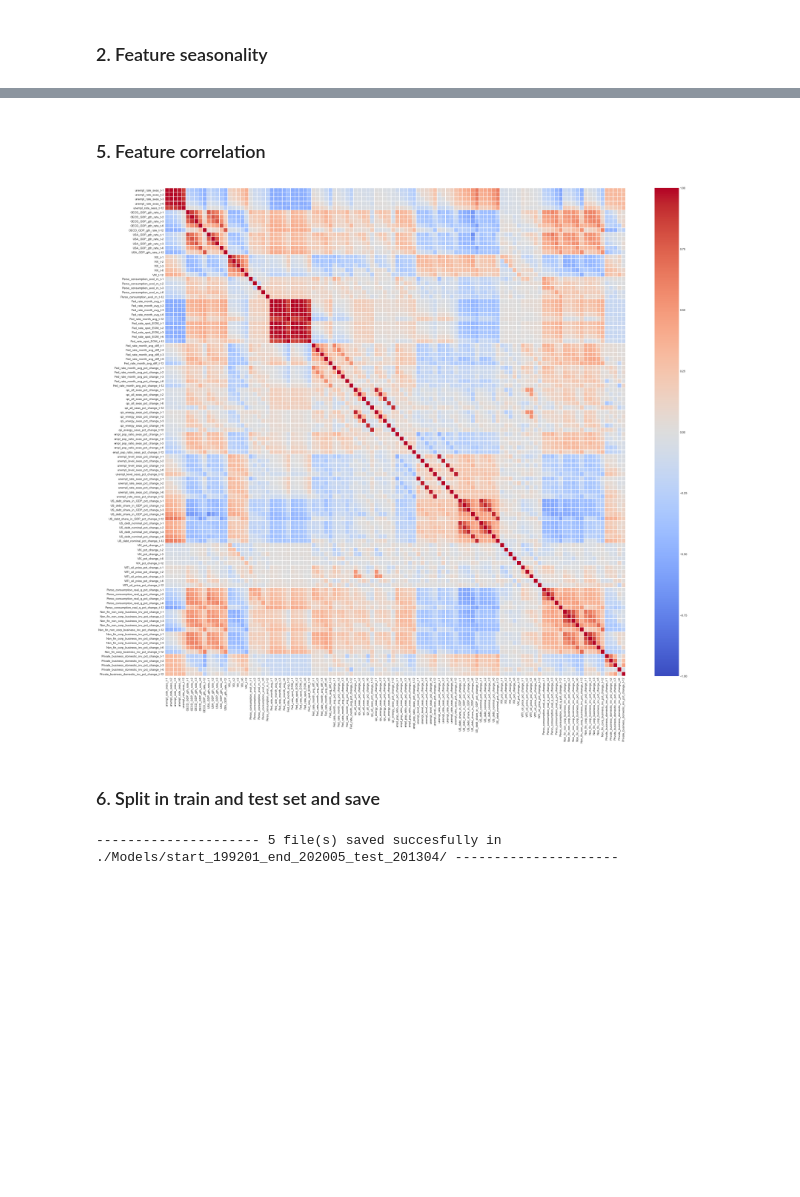
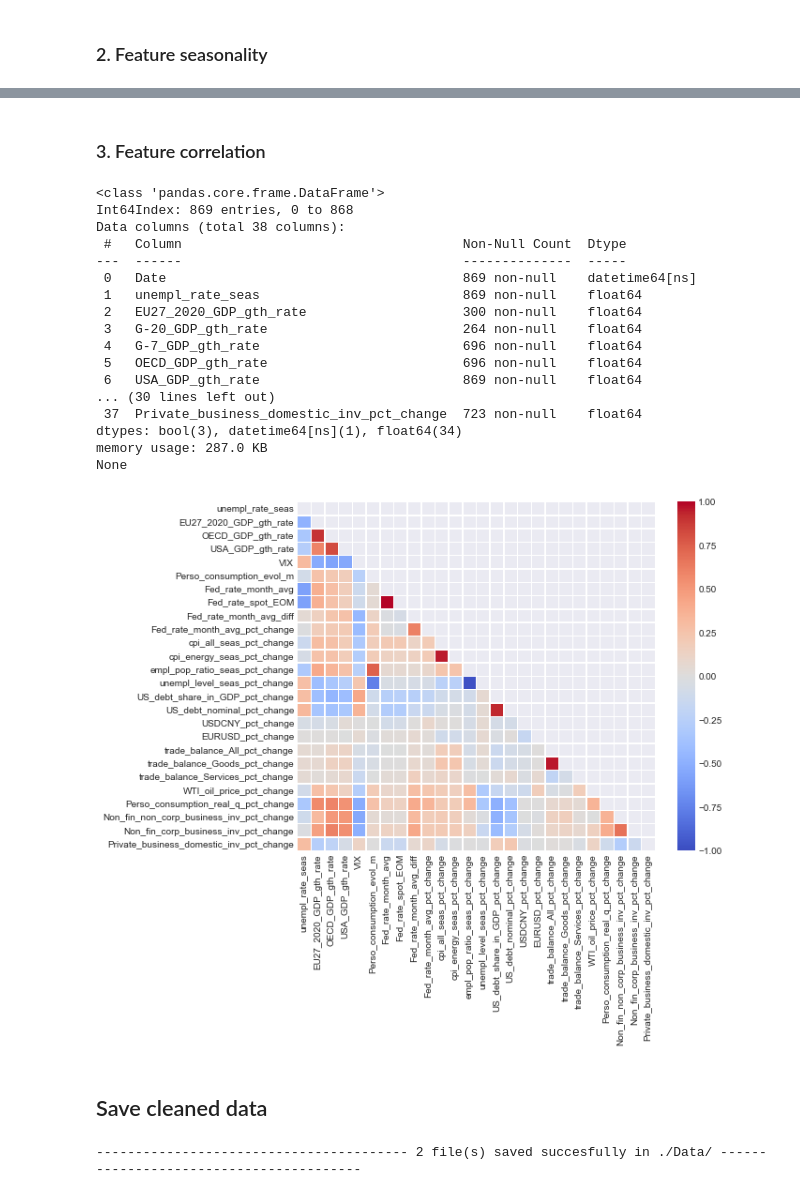
Before and after one commit to julesbertrand/Fed-repo-rate-forecasts, a Jupyter notebook: Feature_engineering.ipynb, the cells around one changed output, grey strips where cells are left out. Drawn from its saved outputs; the diff is of its cells as text; code cells hidden in the pictures; blank space fills up the shorter version.

Commit message:
notebooks for data preprocessing and train set creation modified

```diff
--- a/Feature_engineering.ipynb
+++ b/Feature_engineering.ipynb
@@ -126,4 +130,0 @@ WTI_oil_price_pct_change
-# %%
-d.shift_features(row_shifts=(1, 2, 3, 6, 12), inplace=True)
-# Boolean features were converted to weird type, let's convert them back to booleans
-d.data.loc[:, d.data.dtypes == 'O'] = d.data.loc[:, d.data.dtypes == 'O'].astype(bool)
@@ -132,14 +130,0 @@ d.data.loc[:, d.data.dtypes == 'O'] = d.data.loc[:, d.data.dtypes == 'O'].astype
-# %%
-start_date = dt.datetime(1992, 1, 1)
-end_date = dt.datetime(2020, 5, 1)
-d.del_rows(start_date=start_date, end_date=end_date, inplace=True)
-d.data = d.data.dropna(axis=1)  # dropping columns with nans
-X_cols = [
-    x
-    for x in d.data.columns
-    if (
-        x not in Y_cols
-        and len(x.split("_t-")) == 2
-    )
-]
-d.data.head()
@@ -154,10 +131,29 @@ d.data.head()
 # %% [markdown]
-### 5. Feature correlation
+### 3. Feature correlation
 # %%
-fig = plt.figure(figsize = (0.23 * len(X_cols), 0.2 * len(X_cols)))
-num_cols = [x for x in X_cols if x.split("_t-")[0] in features_info["numeric features"]]
-heat_map = sns.heatmap(d.data[num_cols].corr(), cmap='coolwarm', linewidth=.5, vmin=-1, vmax=1)
+fig = plt.figure(figsize = (0.15 * len(X_cols), 0.12 * len(X_cols)))
+print(d.data.info())
+num_cols = [x for x in d.data.columns if x in features_info["numeric features"]]
+corr = d.data.iloc[-245:][num_cols].corr()
+mask = np.triu(np.ones_like(corr, dtype=bool))
+
+heat_map = sns.heatmap(data=corr, mask=mask, cmap='coolwarm', linewidth=.5, vmin=-1, vmax=1)
 # %% [output]
+<class 'pandas.core.frame.DataFrame'>
+Int64Index: 869 entries, 0 to 868
+Data columns (total 38 columns):
+ #   Column                                    Non-Null Count  Dtype
+---  ------                                    --------------  -----
+ 0   Date                                      869 non-null    datetime64[ns]
+ 1   unempl_rate_seas                          869 non-null    float64
+ 2   EU27_2020_GDP_gth_rate                    300 non-null    float64
+ 3   G-20_GDP_gth_rate                         264 non-null    float64
+ 4   G-7_GDP_gth_rate                          696 non-null    float64
+ 5   OECD_GDP_gth_rate                         696 non-null    float64
+ 6   USA_GDP_gth_rate                          869 non-null    float64
+... (30 lines left out)
+ 37  Private_business_domestic_inv_pct_change  723 non-null    float64
+dtypes: bool(3), datetime64[ns](1), float64(34)
+memory usage: 287.0 KB
+None
-[figure, old version]
+[figure, new version]
-# %% [markdown]
-### 6. Split in train and test set and save
@@ -174,15 +160,11 @@ X_train, Y_train, X_test, Y_test = d.train_test_split_dates(
-# %%
-path = "./Models/start_{:s}_end_{:s}_test_{:s}/".format(
-    start_date.strftime("%Y%m"),
-    end_date.strftime("%Y%m"),
-    X_test['Date'].iloc[0].strftime("%Y%m")
-)
-d.save_dataset(path=path,
-               X_train=X_train,
-               Y_train=Y_train,
-               X_test=X_test,
-               Y_test=Y_test,
-               replace=True
-              )
-# %% [output]
---------------------- 5 file(s) saved succesfully in ./Models/start_199201_end_202005_test_201304/ ---------------------
+# %% [markdown]
+## Save cleaned data
+# %%
+path = "./Data/"
+files = {
+    "cleaned_data.csv": d.data,
+    "cleaned_data_params.yaml": d.params
+}
+save_files(path="./Data/", files=files, replace=True)
+# %% [output]
+---------------------------------------- 2 file(s) saved succesfully in ./Data/ ----------------------------------------
```
Also changed, not shown: parts of 9 cells of this notebook, 1 other file.
